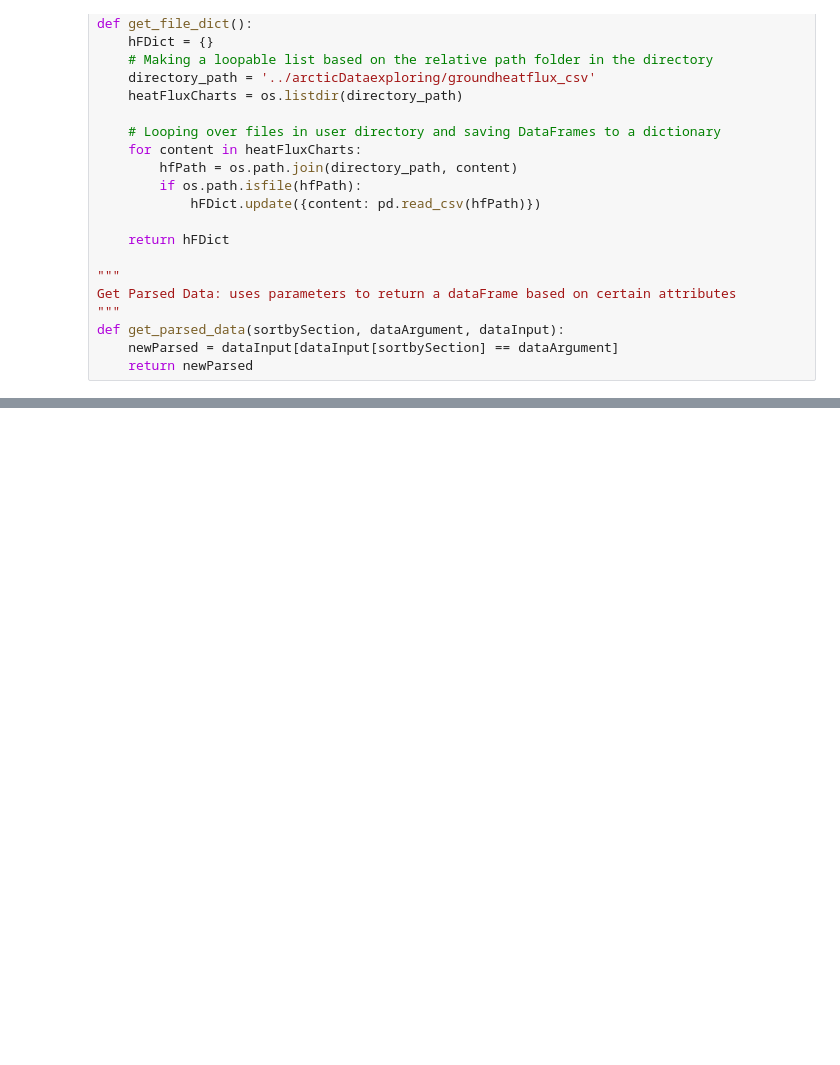
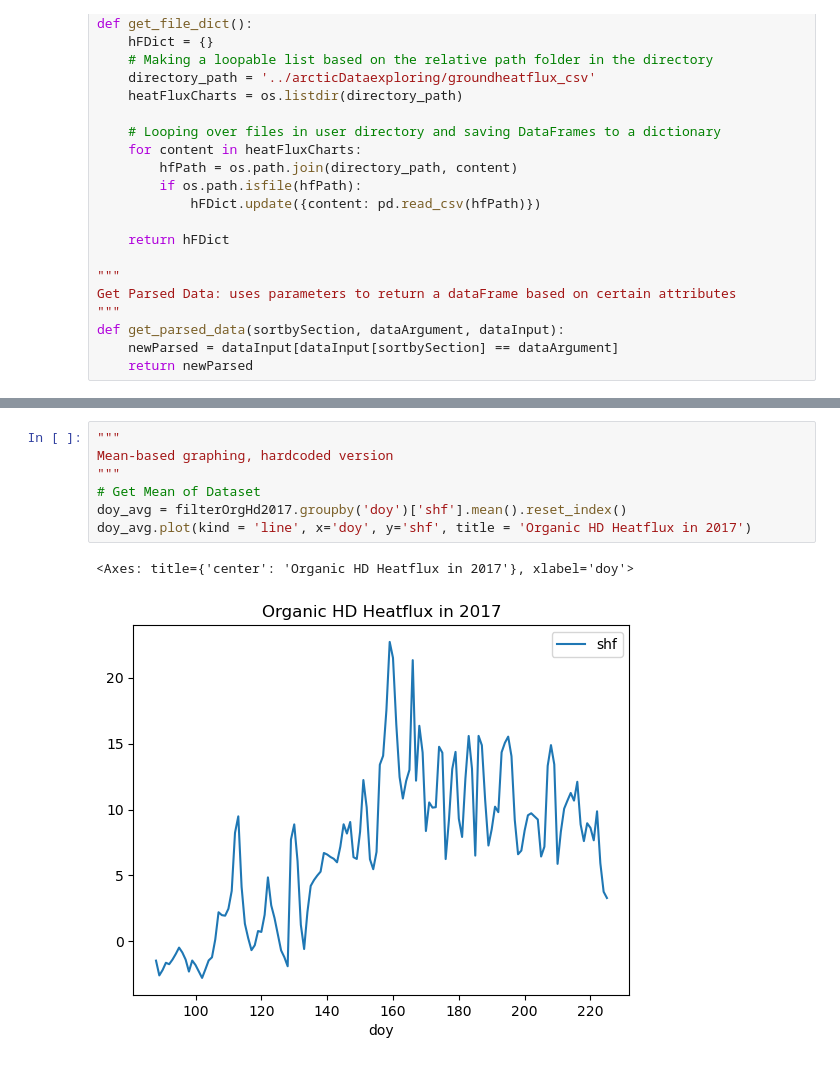
Before and after one commit to lgarnaas/arcticDataexploring, a Jupyter notebook: exploring.ipynb, the cells around one changed output, grey strips where cells are left out. Saved outputs shown, nothing was run; the diff lists cells and outputs as text; blank space fills up the shorter version.

```diff
--- a/exploring.ipynb
+++ b/exploring.ipynb
@@ -71,0 +61,10 @@ ModuleNotFoundError: No module named 'mplcursors'
+# %%
+"""
+Mean-based graphing, hardcoded version
+"""
+# Get Mean of Dataset
+doy_avg = filterOrgHd2017.groupby('doy')['shf'].mean().reset_index()
+doy_avg.plot(kind = 'line', x='doy', y='shf', title = 'Organic HD Heatflux in 2017')
+# %% [output]
+<Axes: title={'center': 'Organic HD Heatflux in 2017'}, xlabel='doy'>
+[figure, added]
```
Also changed, not shown: parts of 3 cells of this notebook.
